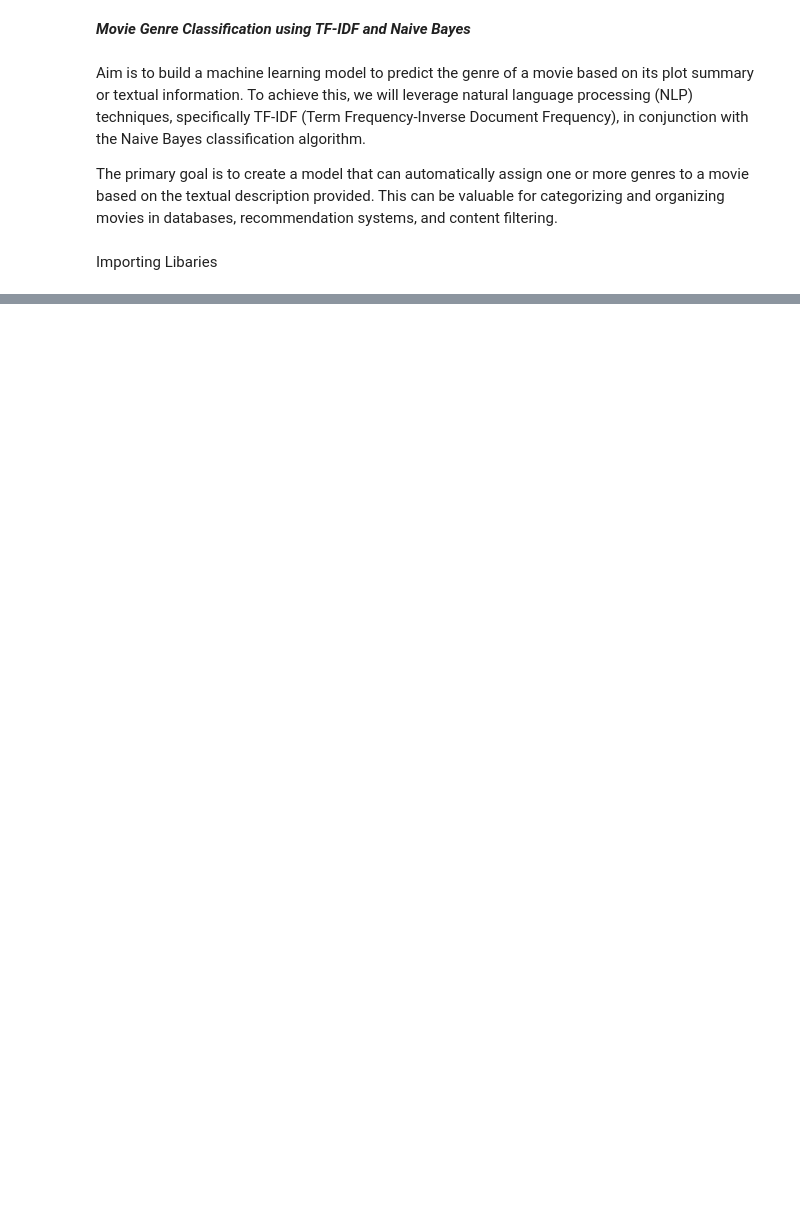
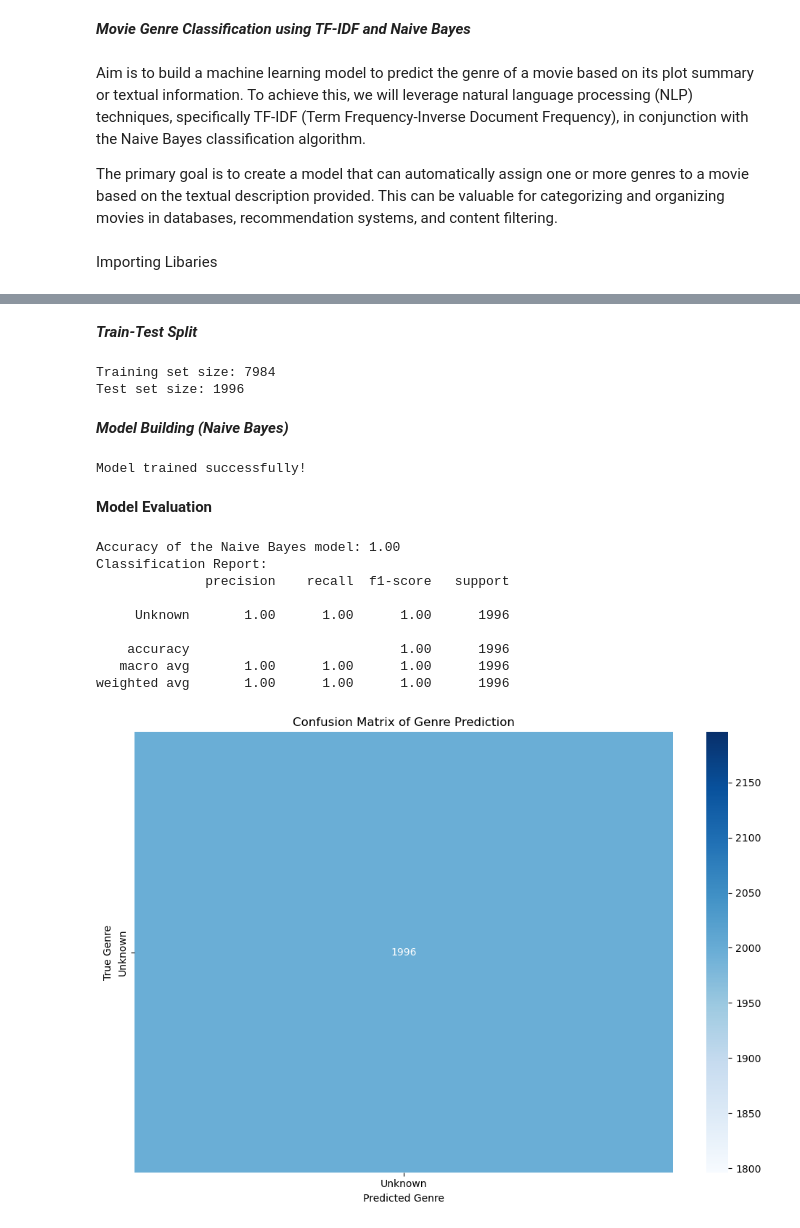
Before and after one commit to Makur123/CodSoft, a Jupyter notebook: movie_genre.ipynb, the cells around one changed output, grey strips where cells are left out. Saved outputs shown, nothing was run; the diff lists cells and outputs as text; code cells hidden in the pictures; blank space fills up the shorter version.

Commit message:
This is the portion where i have add many other visualization tools in.

```diff
--- a/movie_genre.ipynb
+++ b/movie_genre.ipynb
@@ -115,0 +196,77 @@ KeyError: 'id'
+# %% [markdown]
+***Train-Test Split***
+# %%
+from sklearn.model_selection import train_test_split
+
+# Define the target variable (genre)
+y = overview_df['genre']
+
+# Split the data into training and testing sets
+X_train, X_test, y_train, y_test = train_test_split(X, y, test_size=0.2, random_state=42, stratify=y)
+
+# Print the shape of the training and testing sets
+print(f"Training set size: {X_train.shape[0]}")
+print(f"Test set size: {X_test.shape[0]}")
+# %% [output]
+Training set size: 7984
+Test set size: 1996
+# %% [markdown]
+***Model Building (Naive Bayes)***
+# %%
+from sklearn.naive_bayes import MultinomialNB
+
+# Initialize the Naive Bayes classifier
+model = MultinomialNB()
+
+# Train the model on the training data
+model.fit(X_train, y_train)
+
+# Print the model training completion message
+print("Model trained successfully!")
+# %% [output]
+Model trained successfully!
+# %% [markdown]
+**Model Evaluation**
+# %%
+from sklearn.metrics import accuracy_score, classification_report, confusion_matrix
+import matplotlib.pyplot as plt
+import seaborn as sns
+
+# Make predictions on the test set
+y_pred = model.predict(X_test)
+
+# Evaluate the model performance
+acc = accuracy_score(y_test, y_pred)
+print(f'Accuracy of the Naive Bayes model: {acc:.2f}')
+
+# Classification report
+print('Classification Report:')
+print(classification_report(y_test, y_pred))
+
+# Confusion Matrix
+cm = confusion_matrix(y_test, y_pred)
+
+# Plot the confusion matrix using a heatmap
+plt.figure(figsize=(10, 7))
+sns.heatmap(cm, annot=True, fmt='d', cmap='Blues', xticklabels=model.classes_, yticklabels=model.classes_)
+plt.xlabel('Predicted Genre')
+plt.ylabel('True Genre')
+plt.title('Confusion Matrix of Genre Prediction')
+plt.tight_layout()
+# Save the plot as an image
+plt.savefig('confusion_matrix.png')  # You can specify a full path if needed
+
+# Show the plot
+plt.show()
+plt.show()
+# %% [output]
+Accuracy of the Naive Bayes model: 1.00
+Classification Report:
+              precision    recall  f1-score   support
+
+     Unknown       1.00      1.00      1.00      1996
+
+    accuracy                           1.00      1996
+   macro avg       1.00      1.00      1.00      1996
+weighted avg       1.00      1.00      1.00      1996
+[figure, added]
```
Also changed, not shown: parts of 14 cells of this notebook, 5 other files.
